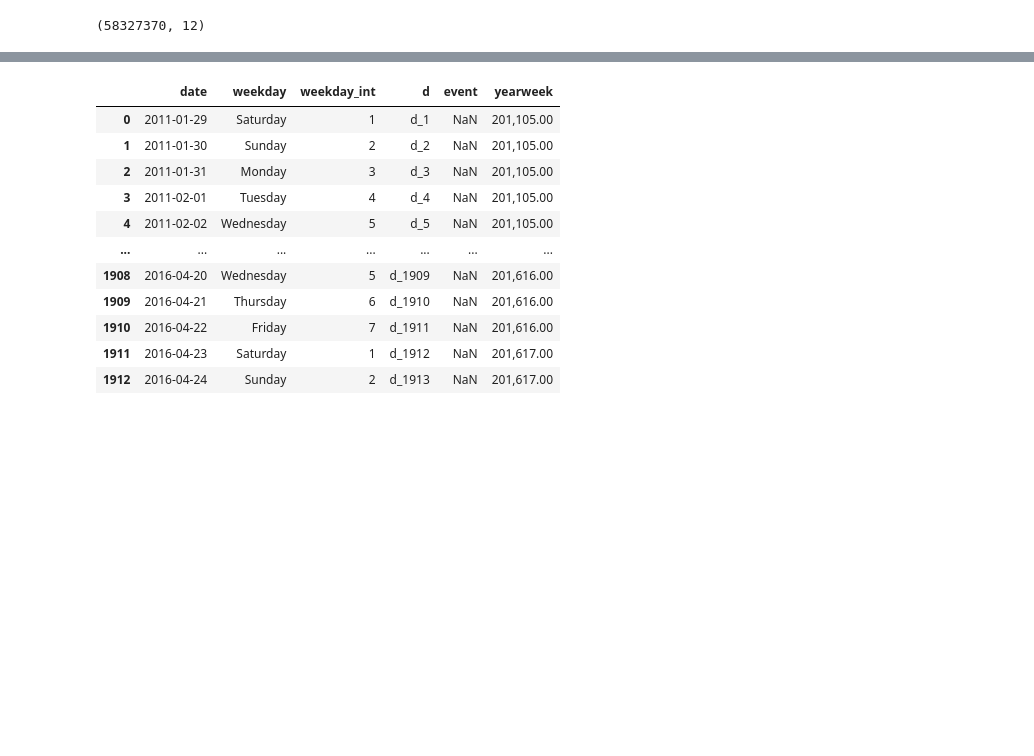
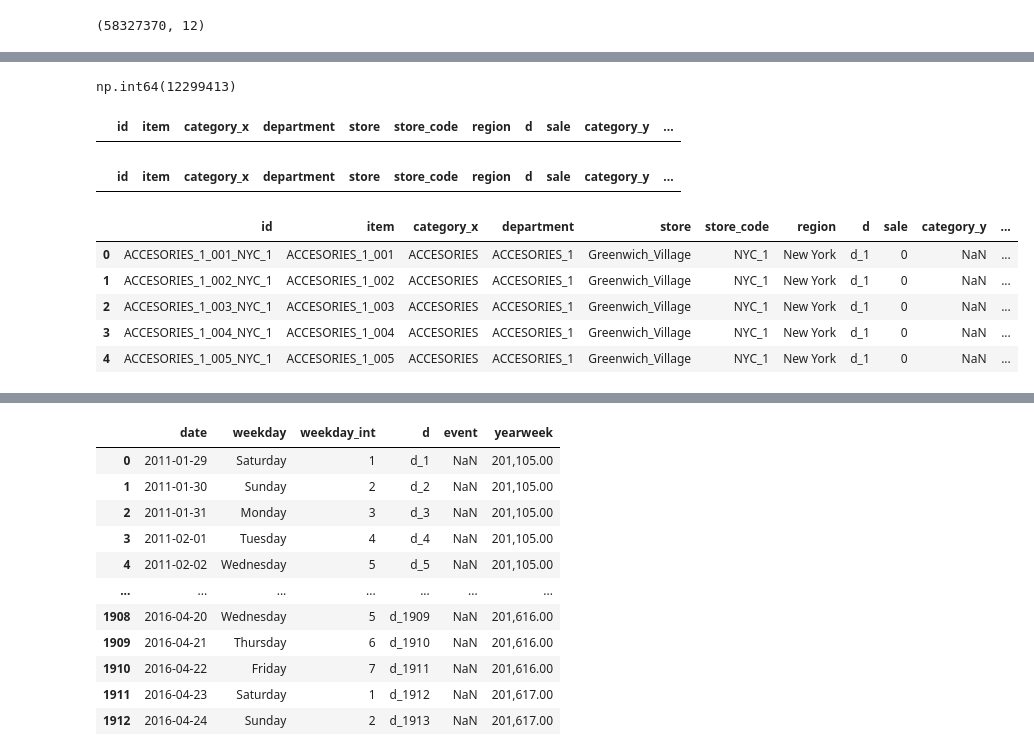
Before and after one commit to asansal/DS_market_Capstone, a Jupyter notebook: first_steps_dsmarket.ipynb, the cells around one changed output, grey strips where cells are left out. Drawn from its saved outputs; the diff is of its cells as text; code cells hidden in the pictures; blank space fills up the shorter version.

```diff
--- a/first_steps_dsmarket.ipynb
+++ b/first_steps_dsmarket.ipynb
@@ -530,3 +538,25 @@ df_merged_2.head(10)
 | 7 | ACCESORIES_1_008_NYC_1 | ACCESORIES_1_008 | ACCESORIES | ACCESORIES_1 | Greenwich_Village | NYC_1 | New York | d_1 | 12 | ACCESORIES | ... |
 | 8 | ACCESORIES_1_009_NYC_1 | ACCESORIES_1_009 | ACCESORIES | ACCESORIES_1 | Greenwich_Village | NYC_1 | New York | d_1 | 2 | ACCESORIES | ... |
 | 9 | ACCESORIES_1_010_NYC_1 | ACCESORIES_1_010 | ACCESORIES | ACCESORIES_1 | Greenwich_Village | NYC_1 | New York | d_1 | 0 | ACCESORIES | ... |
+# %%
+df_merged_2.sell_price.isnull().sum()
+# %% [output]
+np.int64(12299413)
+# %%
+# comprobamos si hay ventas donde no hay precio
+df_merged_2[(df_merged_2.sell_price.isnull()) & (df_merged_2.sale > 0)]
+# %% [output]
+|  | id | item | category_x | department | store | store_code | region | d | sale | category_y | ... |
+# %%
+df_merged_2[(df_merged_2.sale < 0)]
+# %% [output]
+|  | id | item | category_x | department | store | store_code | region | d | sale | category_y | ... |
+# %%
+df_merged_2.head()
+# %% [output]
+|  | id | item | category_x | department | store | store_code | region | d | sale | category_y | ... |
+| 0 | ACCESORIES_1_001_NYC_1 | ACCESORIES_1_001 | ACCESORIES | ACCESORIES_1 | Greenwich_Village | NYC_1 | New York | d_1 | 0 | NaN | ... |
+| 1 | ACCESORIES_1_002_NYC_1 | ACCESORIES_1_002 | ACCESORIES | ACCESORIES_1 | Greenwich_Village | NYC_1 | New York | d_1 | 0 | NaN | ... |
+| 2 | ACCESORIES_1_003_NYC_1 | ACCESORIES_1_003 | ACCESORIES | ACCESORIES_1 | Greenwich_Village | NYC_1 | New York | d_1 | 0 | NaN | ... |
+| 3 | ACCESORIES_1_004_NYC_1 | ACCESORIES_1_004 | ACCESORIES | ACCESORIES_1 | Greenwich_Village | NYC_1 | New York | d_1 | 0 | NaN | ... |
+| 4 | ACCESORIES_1_005_NYC_1 | ACCESORIES_1_005 | ACCESORIES | ACCESORIES_1 | Greenwich_Village | NYC_1 | New York | d_1 | 0 | NaN | ... |
```
Also changed, not shown: parts of 7 cells of this notebook, 2 other files.
